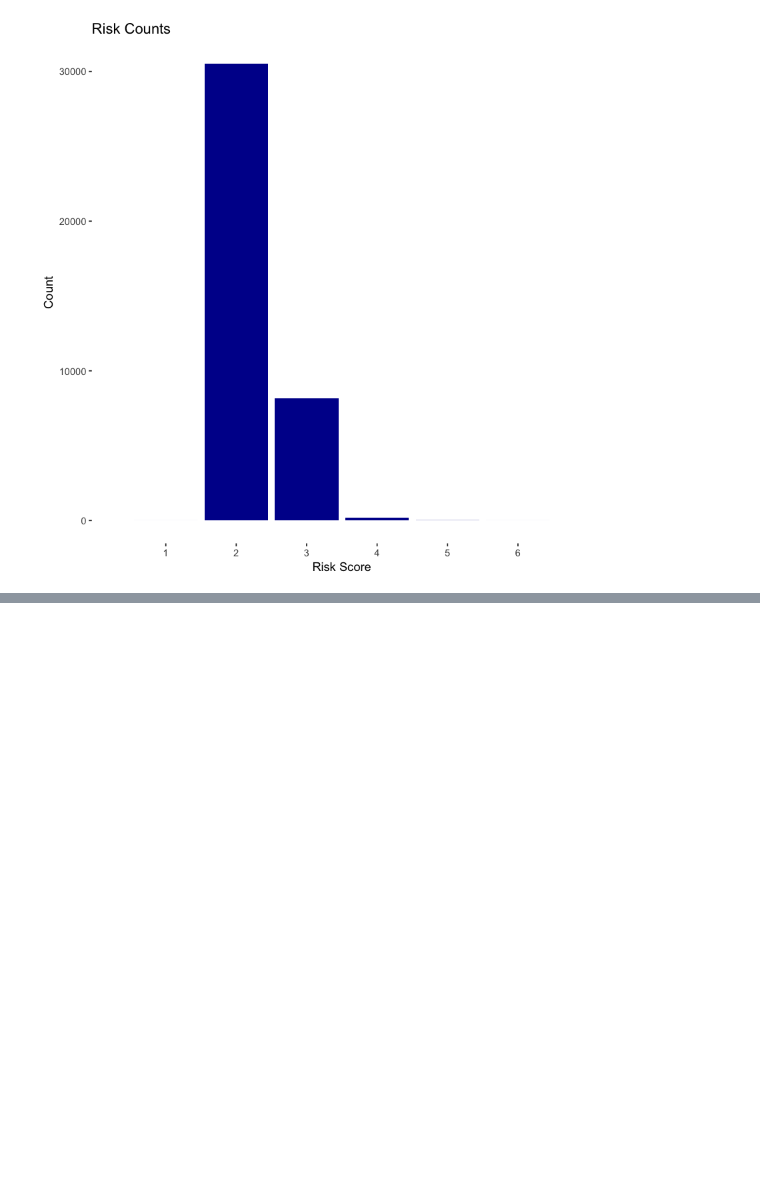
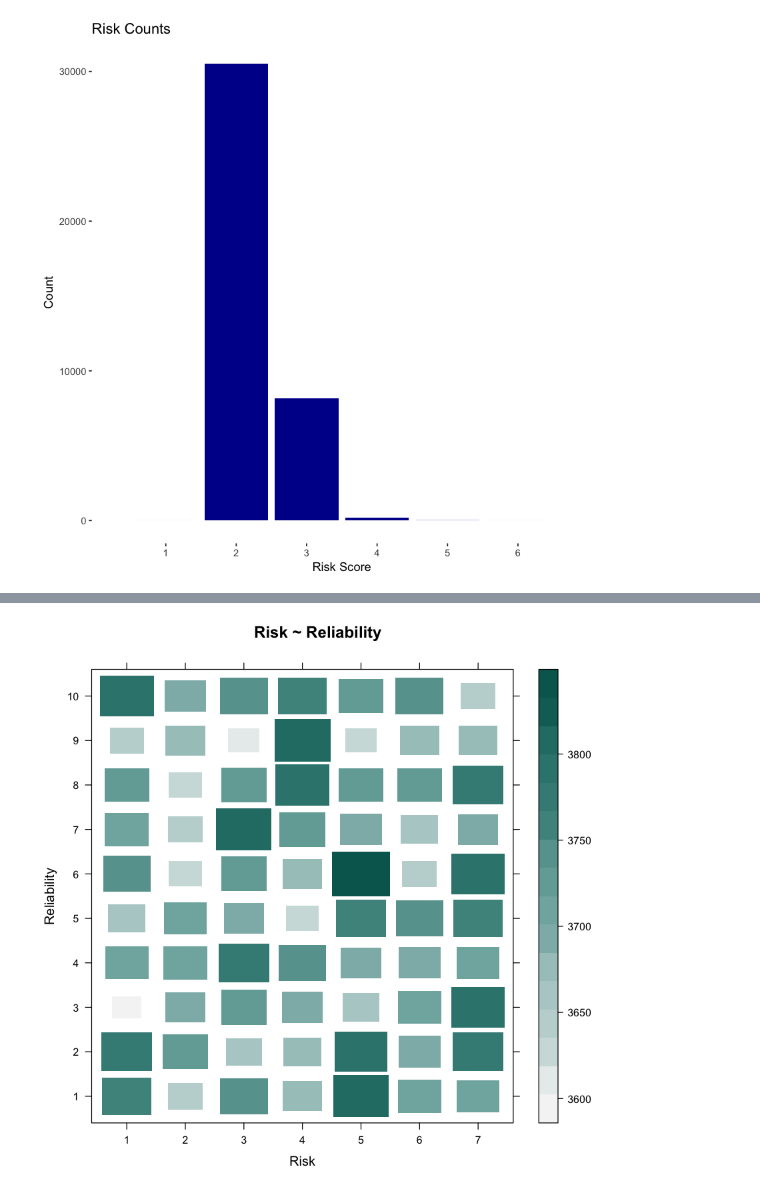
Before and after one commit to hatityechindove/Analysis-Tool-Box-Demo, a Jupyter notebook: Labs/Lab 4/R/ip_reputation.ipynb, the cells around one changed output, grey strips where cells are left out. Drawn from its saved outputs; the diff is of its cells as text; code cells hidden in the pictures; blank space fills up the shorter version.

```diff
--- a/Labs/Lab 4/R/ip_reputation.ipynb
+++ b/Labs/Lab 4/R/ip_reputation.ipynb
@@ -104,0 +131,6 @@ print(gg)
+# %%
+rel=sample(1:7, 260000, replace=T)
+# %%
+rsk=sample(1:10, 260000, replace=T)
+# %%
+tmp.df = data.frame(table(factor(rsk), factor(rel)))
@@ -104,0 +139,5 @@ print(gg)
+# %%
+levelplot(Freq~Reliability*Risk, data=tmp.df, main="Risk ~ Reliability", ylab="Reliability", xlab="Risk",
+         shrink = c(0.5,1), col.regions = colorRampPalette(c("#F5F5F5", "#01665E"))(20))
+# %% [output]
+[figure, added]
```
Also changed, not shown: parts of 8 cells of this notebook.
